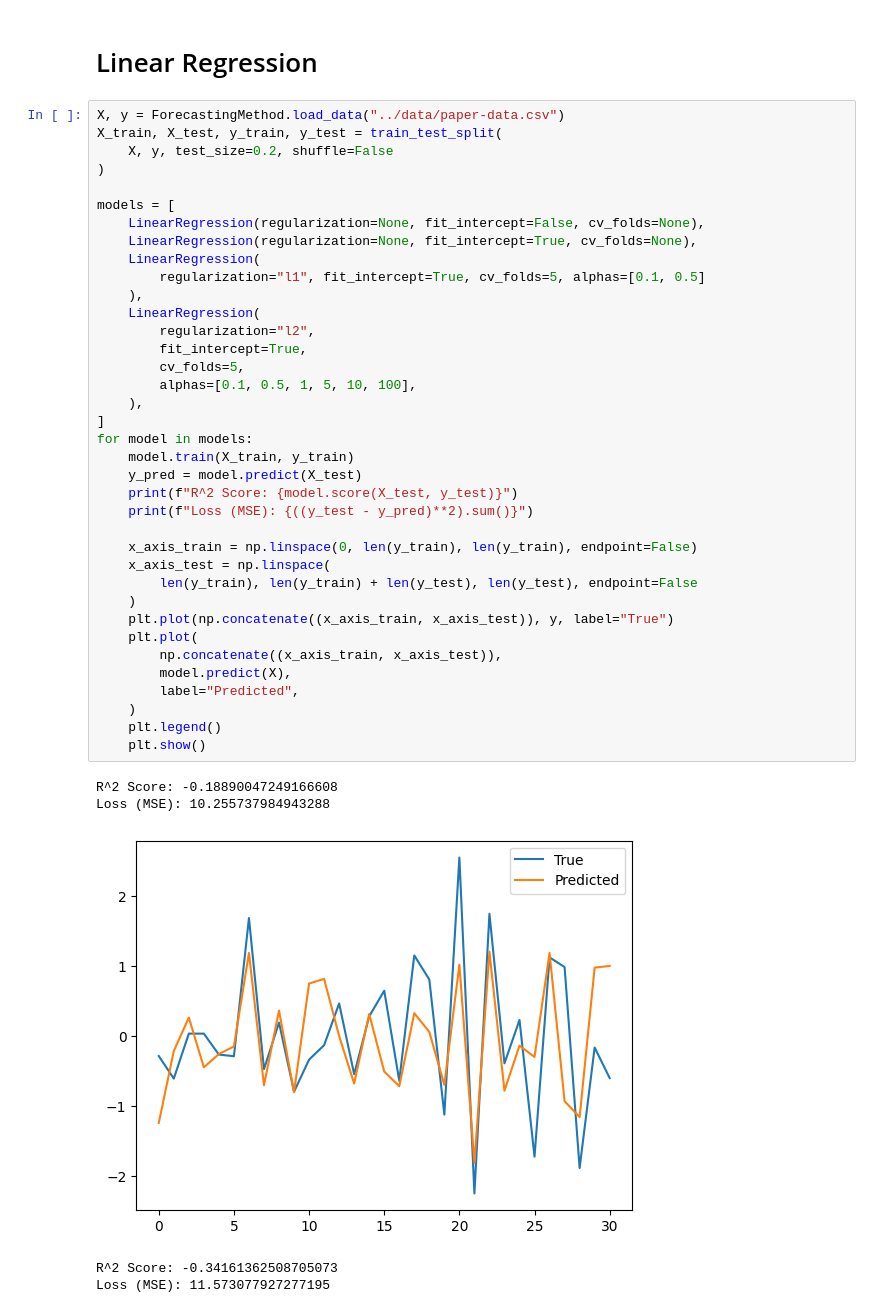
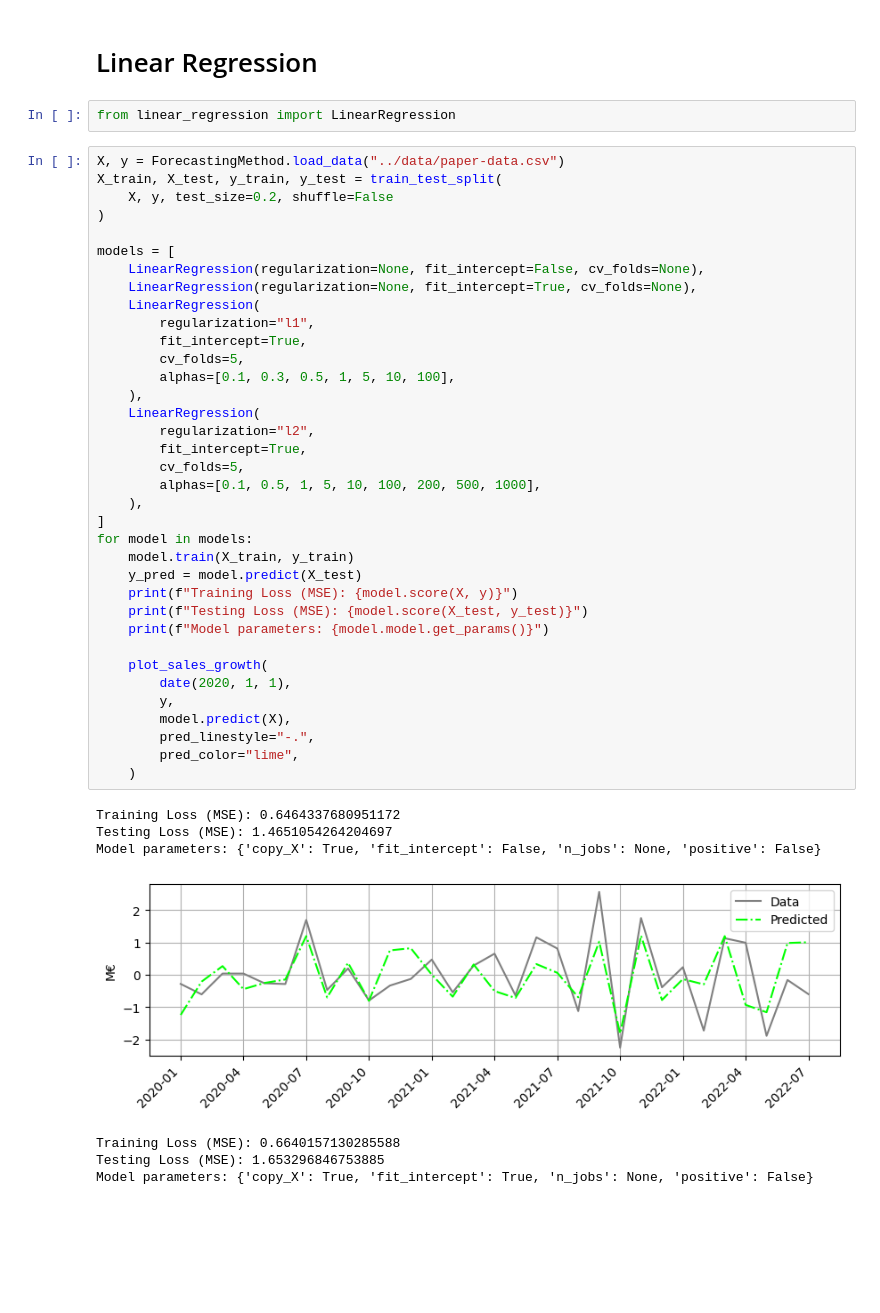
Before and after one commit to ElioDiNino/CPEN400Q-Project, a Jupyter notebook: src/demo.ipynb, the cells around one changed output. Drawn from its saved outputs; the diff is of its cells as text; blank space fills up the shorter version.

Commit message:
feat(demo): use helper graph function and improve results

```diff
--- a/src/demo.ipynb
+++ b/src/demo.ipynb
@@ -8,45 +10,48 @@ from linear_regression import LinearRegression
 # %% [markdown]
 # Linear Regression
+# %%
+from linear_regression import LinearRegression
 # %%
 X, y = ForecastingMethod.load_data("../data/paper-data.csv")
 X_train, X_test, y_train, y_test = train_test_split(
     X, y, test_size=0.2, shuffle=False
 )
 
 models = [
     LinearRegression(regularization=None, fit_intercept=False, cv_folds=None),
     LinearRegression(regularization=None, fit_intercept=True, cv_folds=None),
     LinearRegression(
-        regularization="l1", fit_intercept=True, cv_folds=5, alphas=[0.1, 0.5]
+        regularization="l1",
+        fit_intercept=True,
+        cv_folds=5,
+        alphas=[0.1, 0.3, 0.5, 1, 5, 10, 100],
     ),
     LinearRegression(
         regularization="l2",
         fit_intercept=True,
         cv_folds=5,
-        alphas=[0.1, 0.5, 1, 5, 10, 100],
+        alphas=[0.1, 0.5, 1, 5, 10, 100, 200, 500, 1000],
     ),
 ]
 for model in models:
     model.train(X_train, y_train)
     y_pred = model.predict(X_test)
-    print(f"R^2 Score: {model.score(X_test, y_test)}")
-    print(f"Loss (MSE): {((y_test - y_pred)**2).sum()}")
+    print(f"Training Loss (MSE): {model.score(X, y)}")
+    print(f"Testing Loss (MSE): {model.score(X_test, y_test)}")
+    print(f"Model parameters: {model.model.get_params()}")
 
-    x_axis_train = np.linspace(0, len(y_train), len(y_train), endpoint=False)
-    x_axis_test = np.linspace(
-        len(y_train), len(y_train) + len(y_test), len(y_test), endpoint=False
+    plot_sales_growth(
+        date(2020, 1, 1),
+        y,
+        model.predict(X),
+        pred_linestyle="-.",
+        pred_color="lime",
     )
-    plt.plot(np.concatenate((x_axis_train, x_axis_test)), y, label="True")
-    plt.plot(
-        np.concatenate((x_axis_train, x_axis_test)),
-        model.predict(X),
-        label="Predicted",
-    )
-    plt.legend()
-    plt.show()
 # %% [output]
-R^2 Score: -0.18890047249166608
-Loss (MSE): 10.255737984943288
+Training Loss (MSE): 0.6464337680951172
+Testing Loss (MSE): 1.4651054264204697
+Model parameters: {'copy_X': True, 'fit_intercept': False, 'n_jobs': None, 'positive': False}
-[figure, old version]
+[figure, new version]
-R^2 Score: -0.34161362508705073
-Loss (MSE): 11.573077927277195
+Training Loss (MSE): 0.6640157130285588
+Testing Loss (MSE): 1.653296846753885
+Model parameters: {'copy_X': True, 'fit_intercept': True, 'n_jobs': None, 'positive': False}
```
Also changed, not shown: parts of 4 cells of this notebook.
